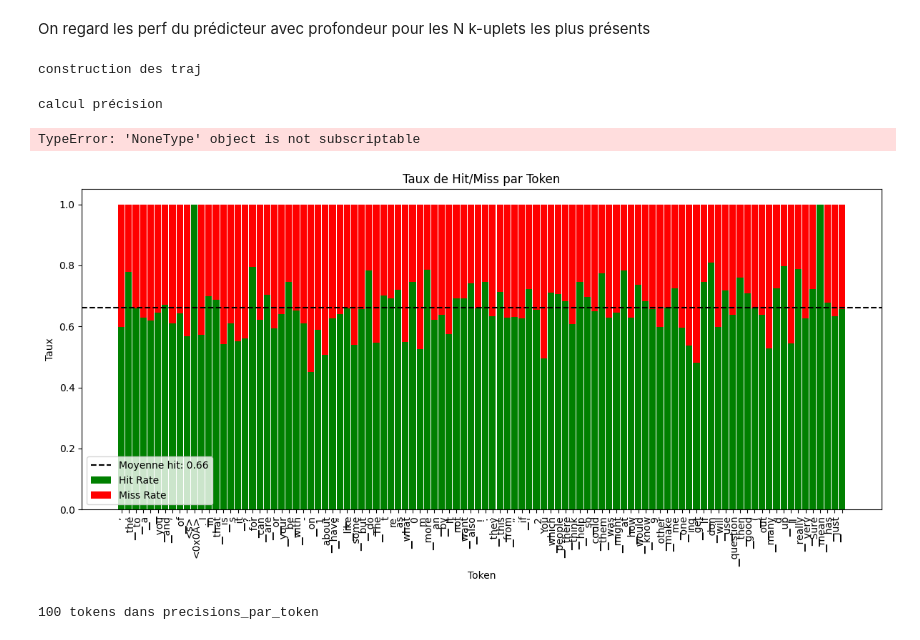
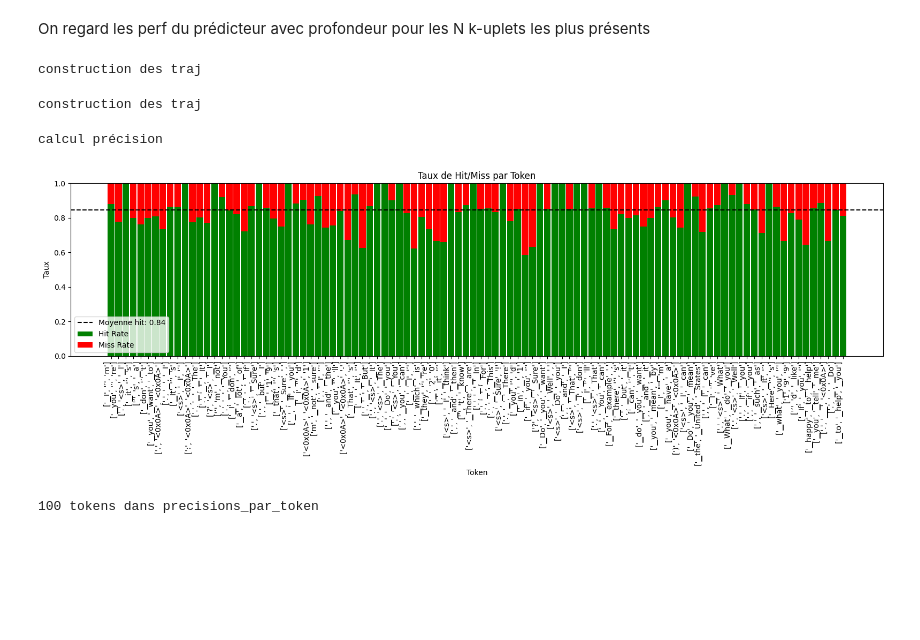
Before and after one commit to PilouENS/stage_ills_ens, a Jupyter notebook: prédicteur.ipynb, the cells around one changed output. Saved outputs shown, nothing was run; the diff lists cells and outputs as text; code cells hidden in the pictures; blank space fills up the shorter version.

Commit message:
prof avec contexte sans t

```diff
--- a/prédicteur.ipynb
+++ b/prédicteur.ipynb
@@ -138,3 +158,10 @@ predi_prof_2 = predicateur_prof(sequences_2)
+# %%
+N = 100
+sequences_2 = ds.paires_consecutives_plus_frequentes(N, 2)
+predi_prof_2_parallel = predicateur_prof_parallel(sequences_2, n_jobs=4)
+
+sequence_3 = ds.paires_consecutives_plus_frequentes(N, 3)
+predi_prof_3_parallel = predicateur_prof_parallel(sequence_3, n_jobs=4)
 # %% [markdown]
 # Calcul de la précision
 Plusieurs fonctions pour calculer la précision des prédicteurs.
@@ -196,13 +222,24 @@ N_traj_seq_2 = [ds.build_TRAJ_fromDATA_ID(ds.rang_INdata_from_seq(seq[0])) for s
 
 # calcul précision [(hit, miss)] dans le même ordre que les tokens
 print("calcul précision")
-precision_pred_deter_prof2 = []
-for i in range(N):
-    precision_pred_deter_prof2.append(calcul_hit_miss(N_traj_seq_2[i],predi_prof_2[i][1]))
+precision_pred_deter_prof_2 = []
+for i in tqdm(range(N)):
+    precision_pred_deter_prof_2.append(calcul_hit_miss(N_traj_seq_2[i],predi_prof_2_parallel[i][1]))
 # %% [output]
 construction des traj
-calcul précision
-TypeError: 'NoneType' object is not subscriptable
+# %%
+# traj des N token
+print("construction des traj")
+N_traj_seq_3 = [ds.build_TRAJ_fromDATA_ID(ds.rang_INdata_from_seq(seq[0])) for seq in tqdm(sequence_3, desc="Trajectoires")]
+
+# calcul précision [(hit, miss)] dans le même ordre que les tokens
+print("calcul précision")
+precision_pred_deter_prof_3 = []
+for i in tqdm(range(N)):
+    precision_pred_deter_prof_3.append(calcul_hit_miss(N_traj_seq_3[i],predi_prof_3_parallel[i][1]))
+# %% [output]
+construction des traj
+calcul précision
 # %%
 vocab_id2tk = torch.load("id_to_token.pt")
 
@@ -215,42 +252,42 @@ def trace_preci_pred_tk(tokens, precision):
     IMPORTANTE : les tokens et la précision doivent être dans le même ordre
     (mais logique dans la construction de N_tokens_id et N_pred_1)
     """
-    hit_rates = [hit for hit, _ in precision]
-    miss_rates = [miss for _, miss in precision]
+    hit_rates = [hit for hit, _, _ in precision]
+    miss_rates = [miss for _, miss, _ in precision]
     avg_hit = np.mean(hit_rates)
 
     # Création du graphique
-    fig, ax = plt.subplots(figsize=(12, 6))
+    fig, ax = plt.subplots(figsize=(16, 6))
 
     bar_width = 0.9
     indices = np.arange(len(tokens))
 
-    tokens_text = [vocab_id2tk[tk] for tk in tokens]
+    tokens_text = [[vocab_id2tk[tk] for tk in seq] for seq in tokens]
 
     # Barres vertes pour hits
     ax.bar(indices, hit_rates, bar_width, label='Hit Rate', color='green')
 
     # Barres rouges pour misses (empilées au-dessus)
     ax.bar(indices, miss_rates, bar_width, bottom=hit_rates, label='Miss Rate', color='red')
 
     # Ligne horizontale pour la moyenne
     ax.axhline(avg_hit, color='black', linestyle='--', linewidth=1.5, label=f'Moyenne hit: {avg_hit:.2f}')
 
     # Légendes et titres
     ax.set_xlabel('Token')
     ax.set_ylabel('Taux')
     ax.set_title('Taux de Hit/Miss par Token')
     ax.set_xticks(indices)
     ax.set_xticklabels(tokens_text, rotation=90, ha='right')
     ax.legend()
     plt.tight_layout()
-    plt.savefig("hit_miss_rates.png", dpi=300)
+    plt.savefig("hit_miss_rates_deter_prof3.png", dpi=300)
     plt.show()
 
 
-trace_preci_pred_tk(N_tokens_id, precision_pred_deter_1)
+trace_preci_pred_tk([tks for tks, _ in sequence_3], precision_pred_deter_prof_3)
 # %% [output]
-[figure, old version]
+[figure, new version]
 # %%
 def trace_preci_pred_layer(tokens, precisions_par_token):
     """
```
Also changed, not shown: parts of 5 cells of this notebook, 1 other file.
